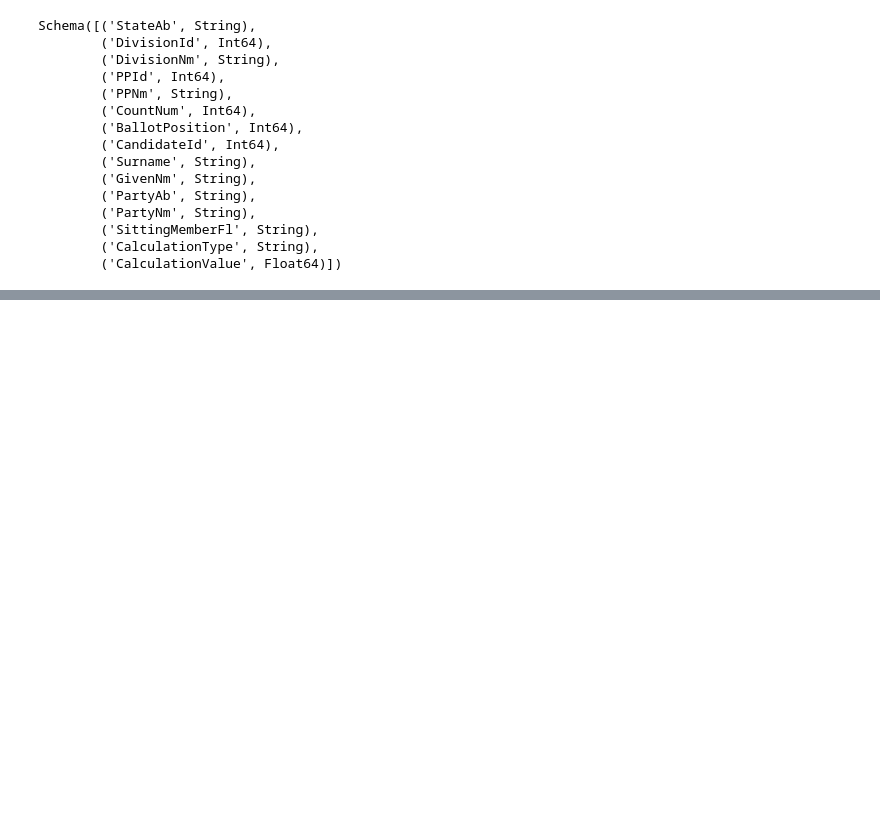
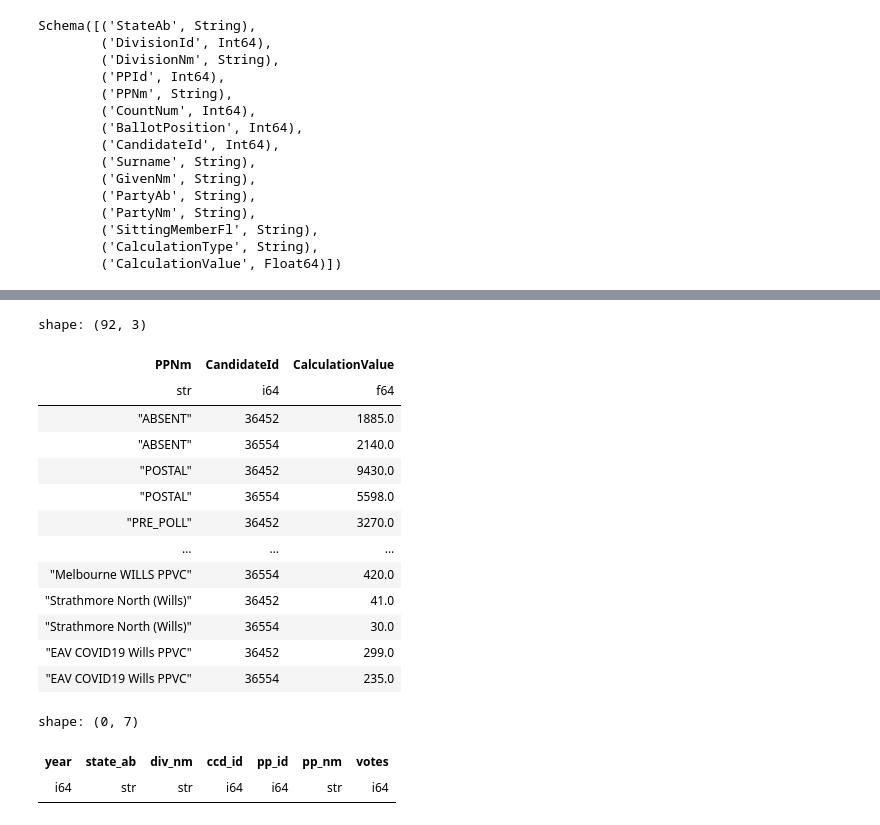
Before and after one commit to Andre-Medina/Electoralyze, a Jupyter notebook: experiments/05_electrion_data/01_federal_2022/01_processing.ipynb, the cells around one changed output, grey strips where cells are left out. Drawn from its saved outputs; the diff is of its cells as text; code cells hidden in the pictures; blank space fills up the shorter version.

```diff
--- a/experiments/05_electrion_data/01_federal_2022/01_processing.ipynb
+++ b/experiments/05_electrion_data/01_federal_2022/01_processing.ipynb
@@ -124,0 +184,23 @@ shape: (5, 15)
+# %%
+wills_2cp_by_pp[["PPNm", "CandidateId", "CalculationValue"]]
+# %% [output]
+shape: (92, 3)
+| PPNm | CandidateId | CalculationValue |
+| str | i64 | f64 |
+| "ABSENT" | 36452 | 1885.0 |
+| "ABSENT" | 36554 | 2140.0 |
+| "POSTAL" | 36452 | 9430.0 |
+| "POSTAL" | 36554 | 5598.0 |
+| "PRE_POLL" | 36452 | 3270.0 |
+| … | … | … |
+| "Melbourne WILLS PPVC" | 36554 | 420.0 |
+| "Strathmore North (Wills)" | 36452 | 41.0 |
+| "Strathmore North (Wills)" | 36554 | 30.0 |
+| "EAV COVID19 Wills PPVC" | 36452 | 299.0 |
+| "EAV COVID19 Wills PPVC" | 36554 | 235.0 |
+# %%
+pp_to_sa1.filter(pl.col("div_nm") == "Wills").collect()
+# %% [output]
+shape: (0, 7)
+| year | state_ab | div_nm | ccd_id | pp_id | pp_nm | votes |
+| i64 | str | str | i64 | i64 | str | i64 |
```
Also changed, not shown: parts of 12 cells of this notebook, 3 other files.
